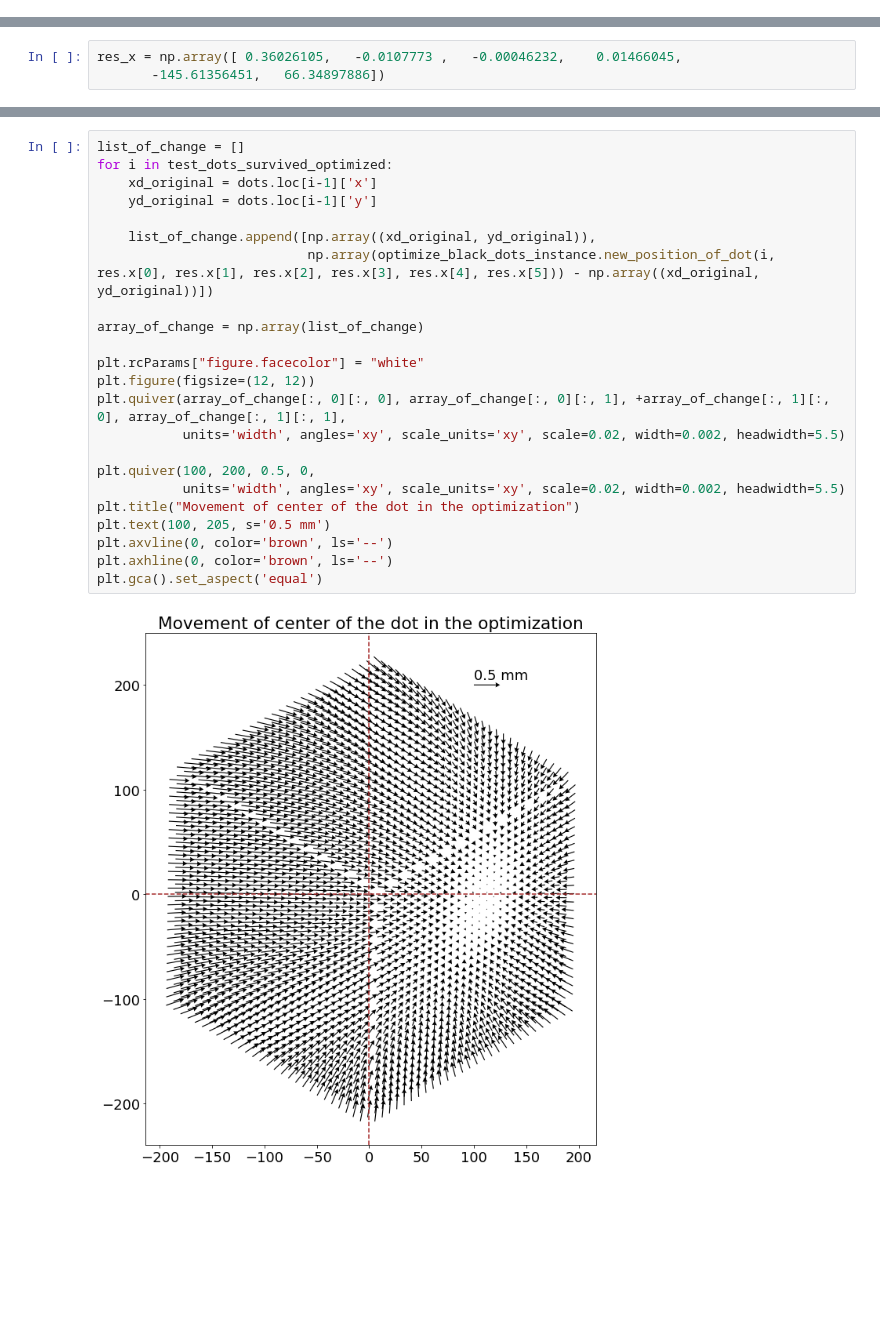
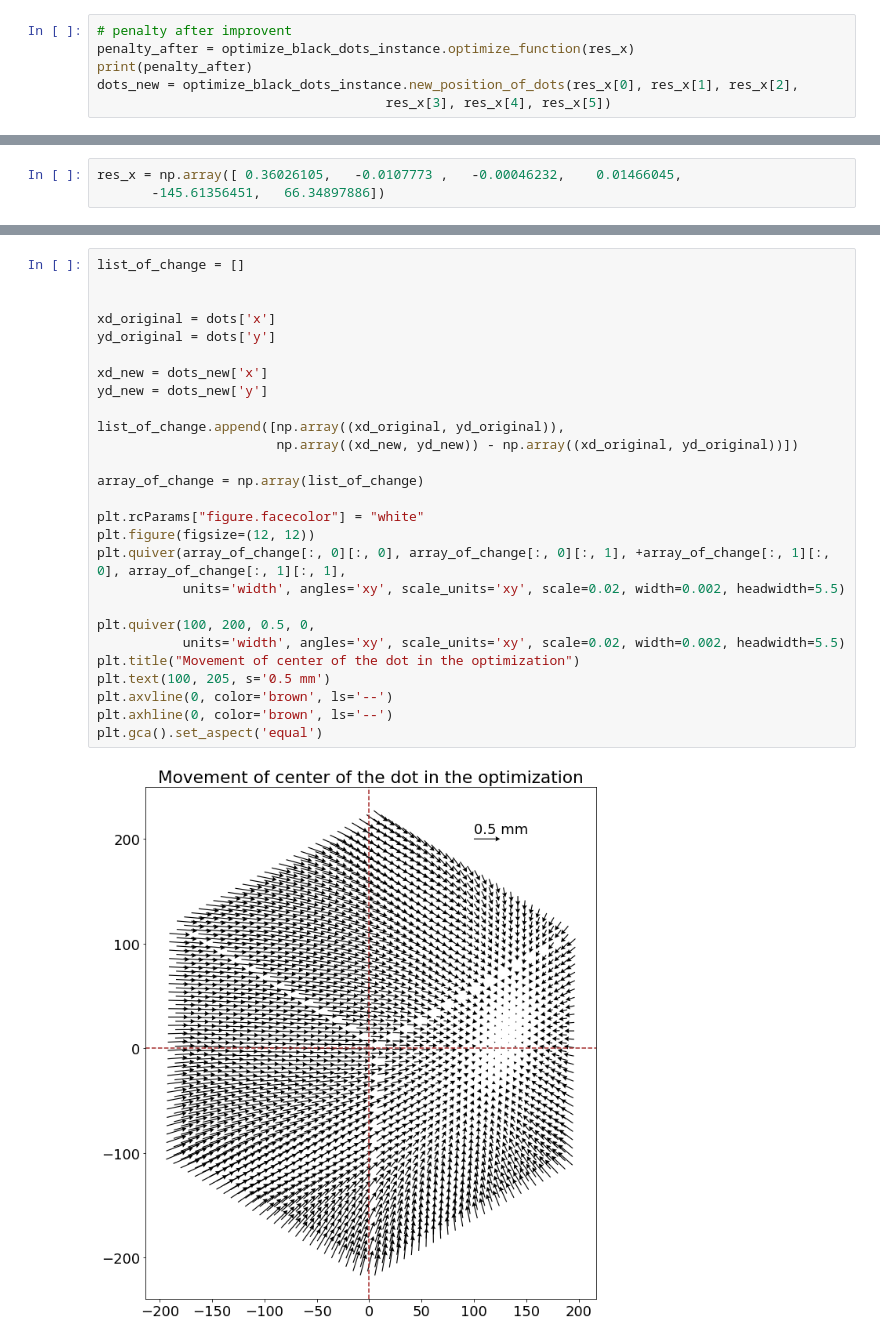
Before and after one commit to nevencaplar/Rubin-LINCC-interview-2022, a Jupyter notebook: Technical_work_Black_dots/PIPE2D-954.ipynb, the cells around one changed output, grey strips where cells are left out. Cells and saved outputs as stored; diff of their text form; blank space fills up the shorter version.

```diff
--- a/Technical_work_Black_dots/PIPE2D-954.ipynb
+++ b/Technical_work_Black_dots/PIPE2D-954.ipynb
@@ -89,0 +96,6 @@ obs_and_predict_multi = optimize_black_dots_instance.obs_and_predict_multi
+# %%
+# penalty after improvent
+penalty_after = optimize_black_dots_instance.optimize_function(res_x)
+print(penalty_after)
+dots_new = optimize_black_dots_instance.new_position_of_dots(res_x[0], res_x[1], res_x[2],
+                                     res_x[3], res_x[4], res_x[5])
@@ -297,25 +315,29 @@ Text(0.5, 0, 'x position [mm]')
 # %%
 list_of_change = []
-for i in test_dots_survived_optimized:
-    xd_original = dots.loc[i-1]['x']
-    yd_original = dots.loc[i-1]['y']
 
-    list_of_change.append([np.array((xd_original, yd_original)),
-                           np.array(optimize_black_dots_instance.new_position_of_dot(i, res.x[0], res.x[1], res.x[2], res.x[3], res.x[4], res.x[5])) - np.array((xd_original, yd_original))])
+
+xd_original = dots['x']
+yd_original = dots['y']
+
+xd_new = dots_new['x']
+yd_new = dots_new['y']
+
+list_of_change.append([np.array((xd_original, yd_original)),
+                       np.array((xd_new, yd_new)) - np.array((xd_original, yd_original))])
 
 array_of_change = np.array(list_of_change)
 
 plt.rcParams["figure.facecolor"] = "white"
 plt.figure(figsize=(12, 12))
 plt.quiver(array_of_change[:, 0][:, 0], array_of_change[:, 0][:, 1], +array_of_change[:, 1][:, 0], array_of_change[:, 1][:, 1],
            units='width', angles='xy', scale_units='xy', scale=0.02, width=0.002, headwidth=5.5)
 
 plt.quiver(100, 200, 0.5, 0,
            units='width', angles='xy', scale_units='xy', scale=0.02, width=0.002, headwidth=5.5)
 plt.title("Movement of center of the dot in the optimization")
 plt.text(100, 205, s='0.5 mm')
 plt.axvline(0, color='brown', ls='--')
 plt.axhline(0, color='brown', ls='--')
 plt.gca().set_aspect('equal')
 # %% [output]
-[figure, old version]
+[figure, new version]
```
Also changed, not shown: parts of 9 cells of this notebook, 1 other file.
